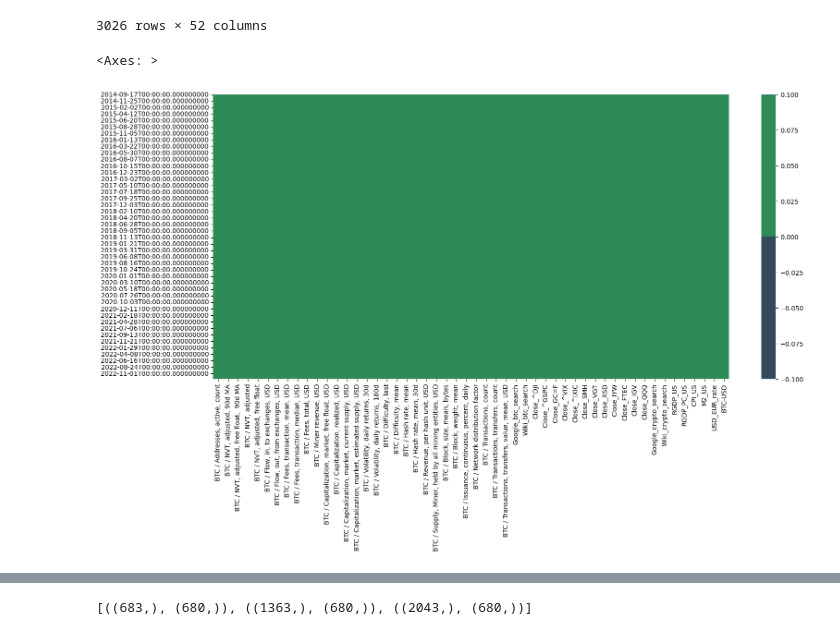
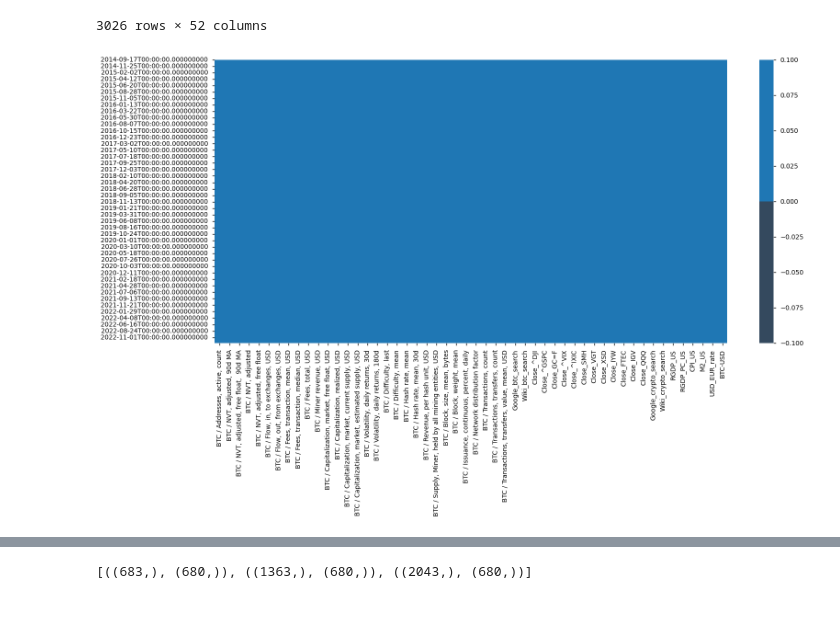
Before and after one commit to Tomas-Barhon/Noise-reduction-and-feature-extraction-with-principal-component-analysis, a Jupyter notebook: Code/playground.ipynb, the cells around one changed output, grey strips where cells are left out. Saved outputs shown, nothing was run; the diff lists cells and outputs as text; code cells hidden in the pictures.

```diff
--- a/Code/playground.ipynb
+++ b/Code/playground.ipynb
@@ -109,14 +112,11 @@ data
 | 2022-12-28 | 904203.0 | 71.677896 | 52.380487 | 111.280678 | ... |
 | 2022-12-29 | 945186.0 | 73.206816 | 53.482266 | 106.721323 | ... |
 3026 rows × 52 columns
-# %%
-plt.figure(figsize=(18,8))
-
-colours = ['#34495E', 'seagreen']
-sns.heatmap(data.isnull(), cmap=sns.color_palette(colours))
-# %% [output]
-<Axes: >
-[figure, removed]
+# %%
+fig = Visualizer.draw_missing_data(data)
+fig.show()
+# %% [output]
+[figure, added]
 # %%
 data
 # %% [output]
```
Also changed, not shown: parts of 7 cells of this notebook, 4 other files.
